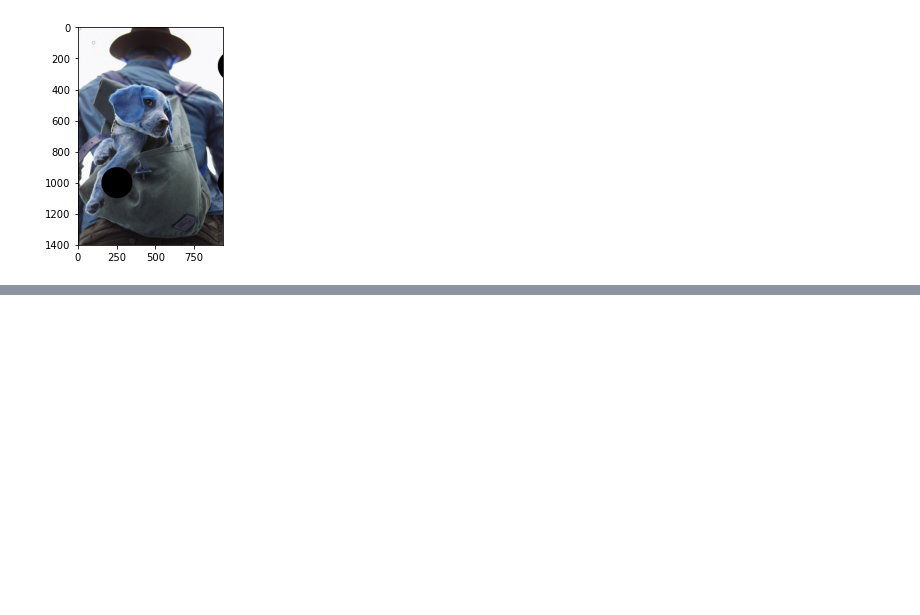
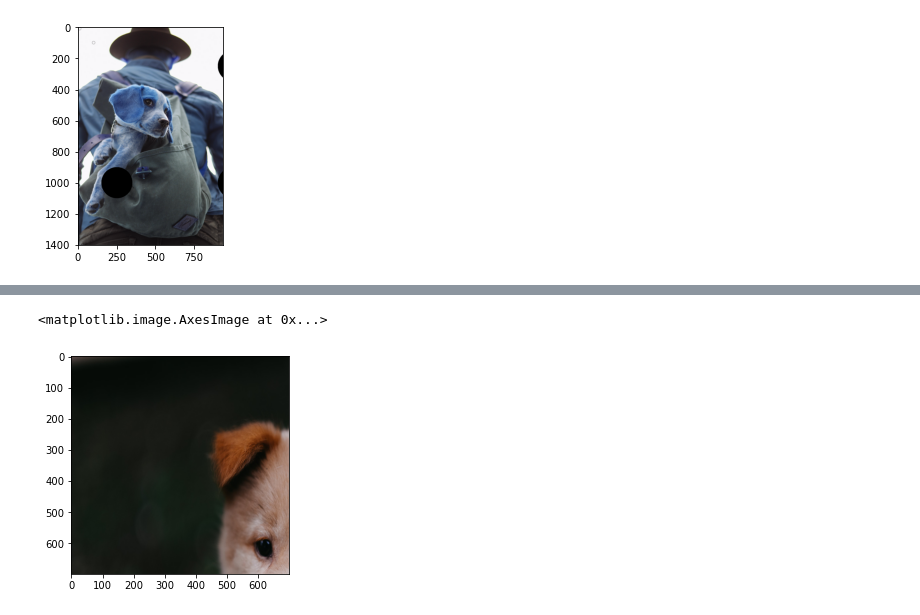
Before and after one commit to B2BDA/CNN_Keras, a Jupyter notebook: OpenCV_basics.ipynb, the cells around one changed output, grey strips where cells are left out. Cells and saved outputs as stored; diff of their text form; code cells hidden in the pictures; blank space fills up the shorter version.

```diff
--- a/OpenCV_basics.ipynb
+++ b/OpenCV_basics.ipynb
@@ -422,0 +472,5 @@ cv2.destroyAllWindows()
+# %%
+plt.imshow(img2[0:700,0:700,:3])
+# %% [output]
+<matplotlib.image.AxesImage at 0x...>
+[figure, added]
```
Also changed, not shown: parts of 24 cells of this notebook.
